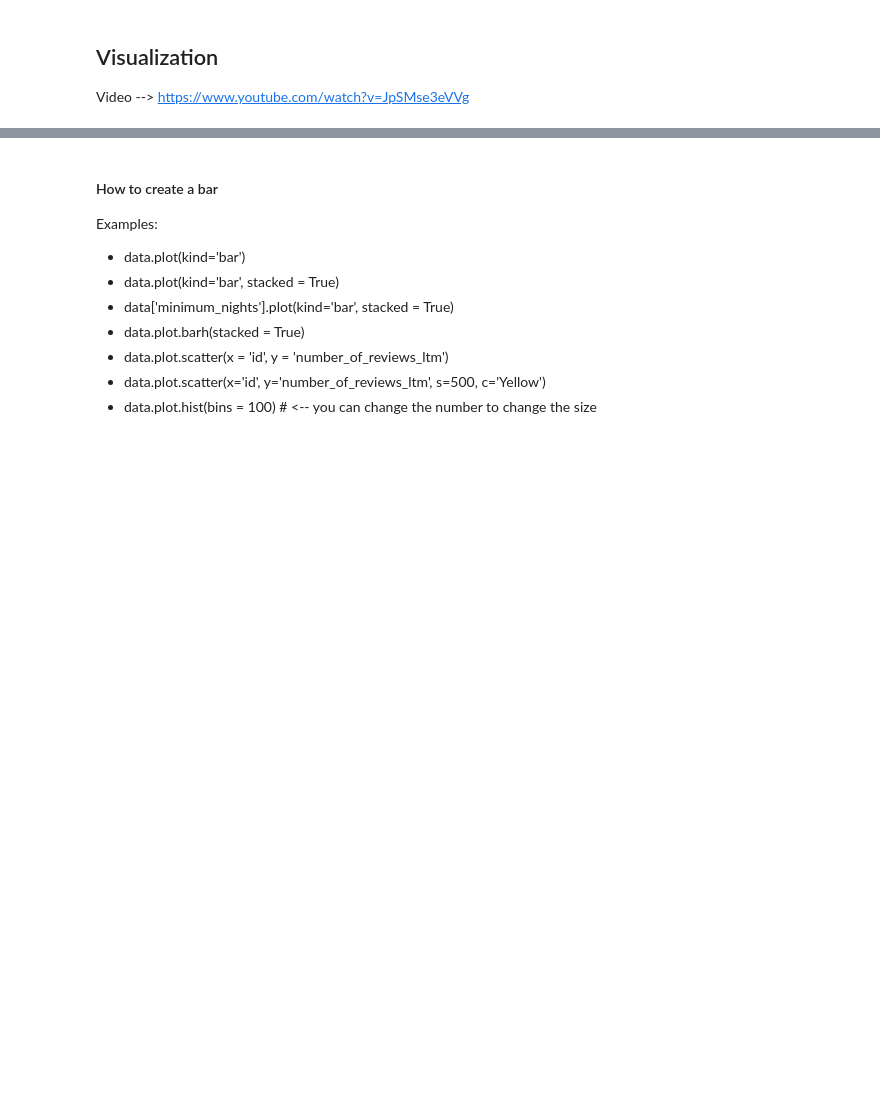
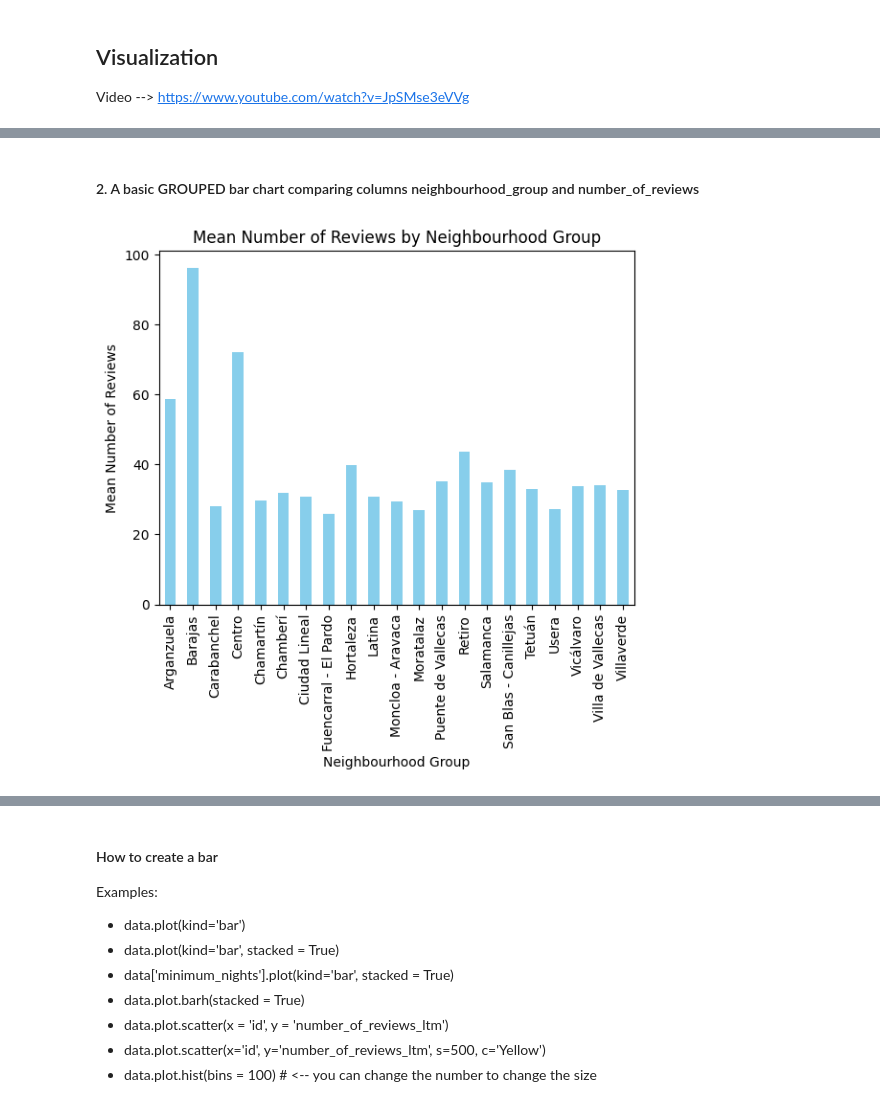
Before and after one commit to Monalaihoi/Training, a Jupyter notebook: airbnb_data2023.ipynb, the cells around one changed output, grey strips where cells are left out. Cells and saved outputs as stored; diff of their text form; code cells hidden in the pictures; blank space fills up the shorter version.

```diff
--- a/airbnb_data2023.ipynb
+++ b/airbnb_data2023.ipynb
@@ -580,0 +595,19 @@ data.plot(kind='line', title='AirBnb Madrid')
+# %% [markdown]
+#### 2. A basic GROUPED bar chart comparing columns neighbourhood_group and number_of_reviews
+# %%
+
+# Assuming 'neighbourhood_group' and 'number_of_reviews' are columns in your DataFrame
+grouped_data = data.groupby('neighbourhood_group')['number_of_reviews'].mean()
+
+# Plotting a grouped bar chart
+grouped_data.plot(kind='bar', color='skyblue')
+
+# Adding labels and title
+plt.xlabel('Neighbourhood Group')
+plt.ylabel('Mean Number of Reviews')
+plt.title('Mean Number of Reviews by Neighbourhood Group')
+
+# Display the plot
+plt.show()
+# %% [output]
+[figure, added]
```
Also changed, not shown: parts of 48 cells of this notebook.
